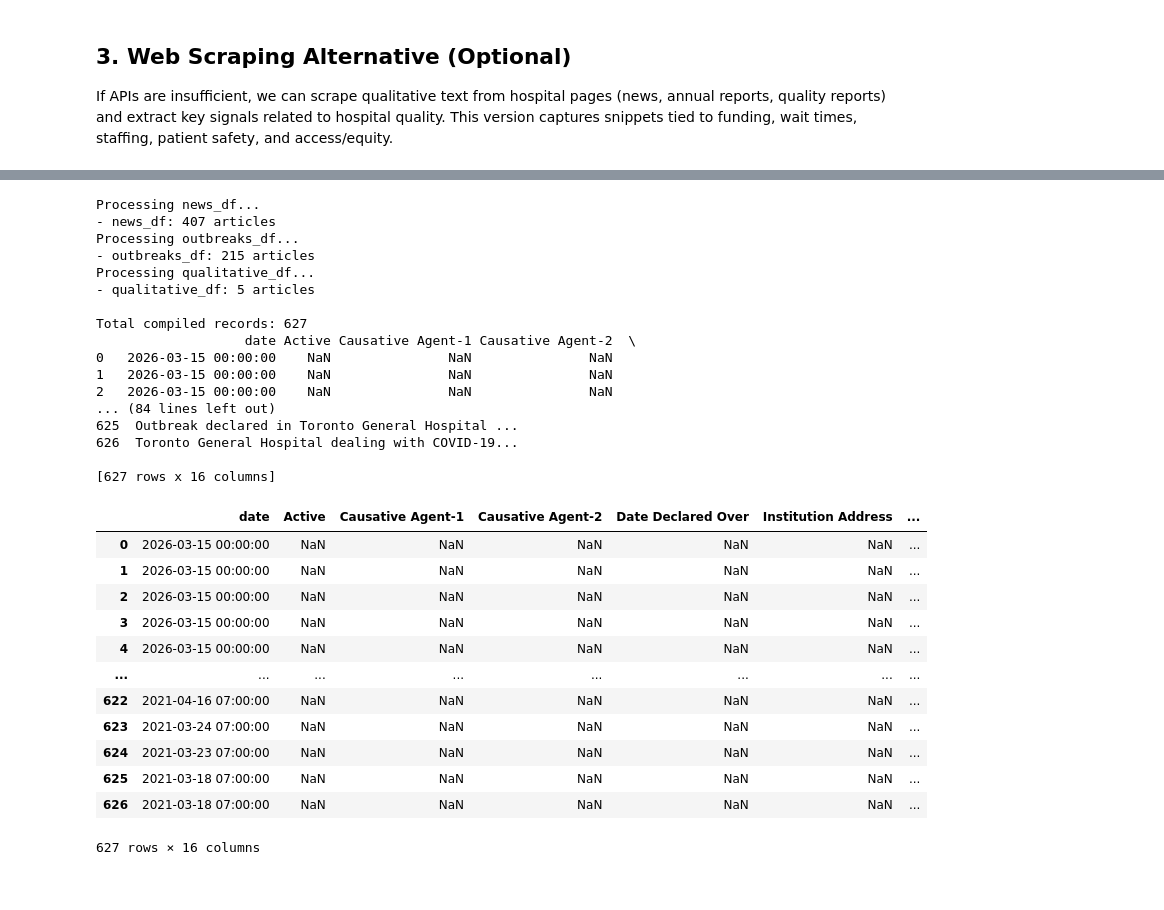
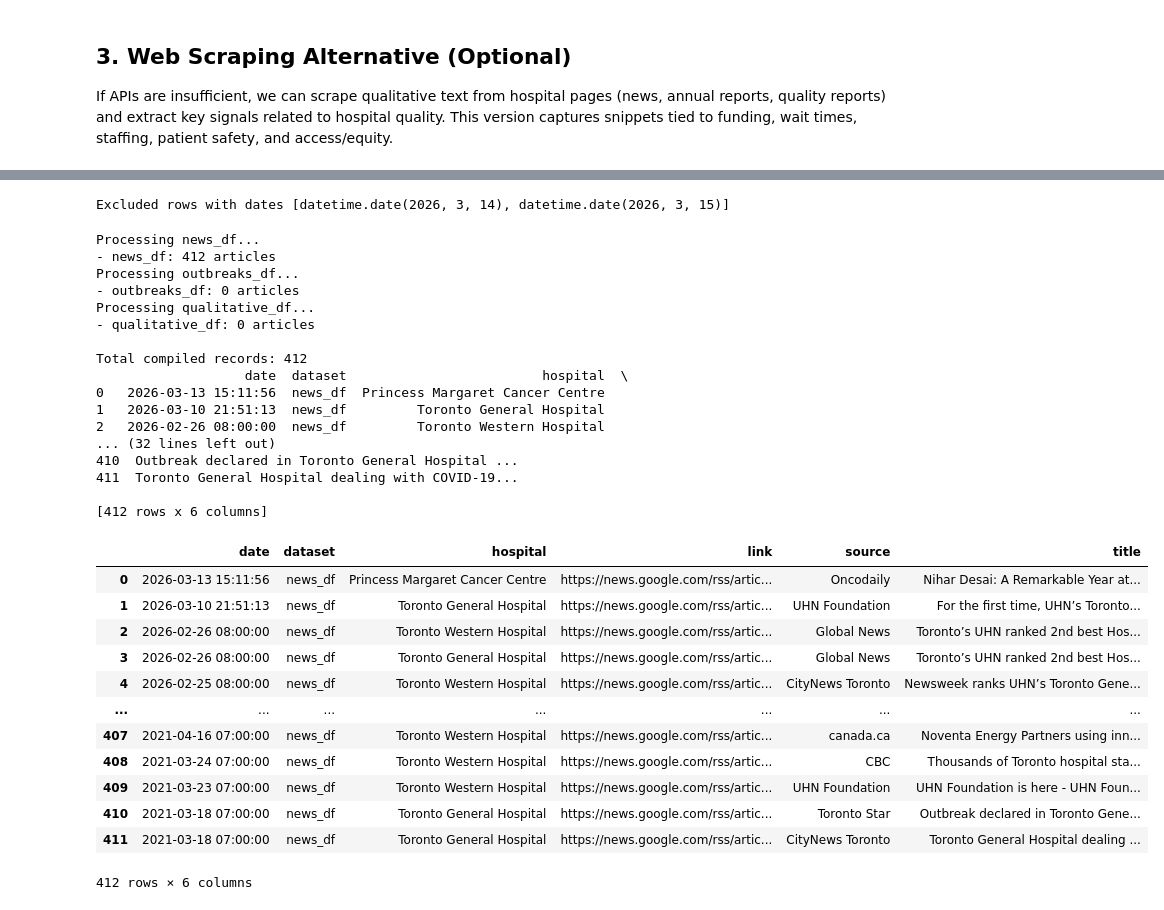
Before and after one commit to e-yang6/polymolt, a Jupyter notebook: backend/app/data/hospital_data.ipynb, the cells around one changed output, grey strips where cells are left out. Saved outputs shown, nothing was run; the diff lists cells and outputs as text; code cells hidden in the pictures.

Commit message:
Added hospital data scraping

```diff
--- a/backend/app/data/hospital_data.ipynb
+++ b/backend/app/data/hospital_data.ipynb
@@ -186,6 +186,9 @@ try:
             raw_df["date"] = pd.NaT
 
         outbreaks_df = _format_df(raw_df)
+        # Keep only outbreaks at downtown Toronto hospitals
+        if "Institution Name" in outbreaks_df.columns:
+            outbreaks_df = outbreaks_df[outbreaks_df["Institution Name"].isin(downtown_hospitals)].reset_index(drop=True)
 except Exception:
     outbreaks_df = pd.DataFrame(columns=["date"])
 
@@ -322,3 +318,23 @@ Failed to scrape https://sunnybrook.ca/content/?page=about-us-newsroom: 404 Clie
+# %%
+# Delete all rows with date 2026-03-14 or 2026-03-15
+from datetime import date
+
+exclude_dates = [date(2026, 3, 14), date(2026, 3, 15)]
+
+def drop_dates(df, date_col="date"):
+    if df is None or df.empty or date_col not in df.columns:
+        return df
+    ser = pd.to_datetime(df[date_col], errors="coerce")
+    mask = ser.dt.date.isin(exclude_dates)
+    return df.loc[~mask].reset_index(drop=True)
+
+news_df = drop_dates(news_df)
+outbreaks_df = drop_dates(outbreaks_df)
+qualitative_df = drop_dates(qualitative_df)
+
+print(f"Excluded rows with dates {exclude_dates}")
+# %% [output]
+Excluded rows with dates [datetime.date(2026, 3, 14), datetime.date(2026, 3, 15)]
 # %%
 # 4. Compile all dataframes and sort by date
 import pandas as pd
@@ -345,55 +361,58 @@ def _prepare_for_merge(df, name):
     # Remove scraping-indicator columns if present
     drop_cols = [c for c in merged_df.columns if c.lower() in {"keyword", "category"}]
     if drop_cols:
         merged_df = merged_df.drop(columns=drop_cols)
 
     merged_df["dataset"] = name
     print(f"- {name}: {len(merged_df)} articles")
     return merged_df
 
 frames = [
     _prepare_for_merge(news_df, "news_df"),
     _prepare_for_merge(outbreaks_df, "outbreaks_df"),
     _prepare_for_merge(qualitative_df, "qualitative_df"),
 ]
 
 compiled_df = pd.concat(frames, ignore_index=True, sort=False)
 compiled_df = compiled_df.sort_values(by="date", ascending=False).reset_index(drop=True)
 
 ordered_cols = ["date"] + sorted([c for c in compiled_df.columns if c != "date"])
 compiled_df = compiled_df[ordered_cols]
 
+# Drop dataset and link columns
+compiled_df = compiled_df.drop(columns=[c for c in ["dataset", "link"] if c in compiled_df.columns])
+
 print(f"\nTotal compiled records: {len(compiled_df)}")
 print(compiled_df)
 compiled_df
 # %% [output]
 Processing news_df...
-- news_df: 407 articles
+- news_df: 412 articles
 Processing outbreaks_df...
-- outbreaks_df: 215 articles
+- outbreaks_df: 0 articles
 Processing qualitative_df...
-- qualitative_df: 5 articles
+- qualitative_df: 0 articles
 
-Total compiled records: 627
-                   date Active Causative Agent-1 Causative Agent-2  \
-0   2026-03-15 00:00:00    NaN               NaN               NaN
-1   2026-03-15 00:00:00    NaN               NaN               NaN
-2   2026-03-15 00:00:00    NaN               NaN               NaN
-... (84 lines left out)
-625  Outbreak declared in Toronto General Hospital ...
-626  Toronto General Hospital dealing with COVID-19...
+Total compiled records: 412
+                   date  dataset                         hospital  \
+0   2026-03-13 15:11:56  news_df  Princess Margaret Cancer Centre
+1   2026-03-10 21:51:13  news_df         Toronto General Hospital
+2   2026-02-26 08:00:00  news_df         Toronto Western Hospital
+... (32 lines left out)
+410  Outbreak declared in Toronto General Hospital ...
+411  Toronto General Hospital dealing with COVID-19...
 
-[627 rows x 16 columns]
+[412 rows x 6 columns]
-|  | date | Active | Causative Agent-1 | Causative Agent-2 | Date Declared Over | Institution Address | ... |
-| 0 | 2026-03-15 00:00:00 | NaN | NaN | NaN | NaN | NaN | ... |
-| 1 | 2026-03-15 00:00:00 | NaN | NaN | NaN | NaN | NaN | ... |
-| 2 | 2026-03-15 00:00:00 | NaN | NaN | NaN | NaN | NaN | ... |
-| 3 | 2026-03-15 00:00:00 | NaN | NaN | NaN | NaN | NaN | ... |
-| 4 | 2026-03-15 00:00:00 | NaN | NaN | NaN | NaN | NaN | ... |
-| ... | ... | ... | ... | ... | ... | ... | ... |
-| 622 | 2021-04-16 07:00:00 | NaN | NaN | NaN | NaN | NaN | ... |
-| 623 | 2021-03-24 07:00:00 | NaN | NaN | NaN | NaN | NaN | ... |
-| 624 | 2021-03-23 07:00:00 | NaN | NaN | NaN | NaN | NaN | ... |
-| 625 | 2021-03-18 07:00:00 | NaN | NaN | NaN | NaN | NaN | ... |
-| 626 | 2021-03-18 07:00:00 | NaN | NaN | NaN | NaN | NaN | ... |
+|  | date | dataset | hospital | link | source | title |
+| 0 | 2026-03-13 15:11:56 | news_df | Princess Margaret Cancer Centre | https://news.google.com/rss/artic... | Oncodaily | Nihar Desai: A Remarkable Year at... |
+| 1 | 2026-03-10 21:51:13 | news_df | Toronto General Hospital | https://news.google.com/rss/artic... | UHN Foundation | For the first time, UHN’s Toronto... |
+| 2 | 2026-02-26 08:00:00 | news_df | Toronto Western Hospital | https://news.google.com/rss/artic... | Global News | Toronto’s UHN ranked 2nd best Hos... |
+| 3 | 2026-02-26 08:00:00 | news_df | Toronto General Hospital | https://news.google.com/rss/artic... | Global News | Toronto’s UHN ranked 2nd best Hos... |
+| 4 | 2026-02-25 08:00:00 | news_df | Toronto Western Hospital | https://news.google.com/rss/artic... | CityNews Toronto | Newsweek ranks UHN’s Toronto Gene... |
+| ... | ... | ... | ... | ... | ... | ... |
+| 407 | 2021-04-16 07:00:00 | news_df | Toronto Western Hospital | https://news.google.com/rss/artic... | canada.ca | Noventa Energy Partners using inn... |
+| 408 | 2021-03-24 07:00:00 | news_df | Toronto Western Hospital | https://news.google.com/rss/artic... | CBC | Thousands of Toronto hospital sta... |
+| 409 | 2021-03-23 07:00:00 | news_df | Toronto Western Hospital | https://news.google.com/rss/artic... | UHN Foundation | UHN Foundation is here - UHN Foun... |
+| 410 | 2021-03-18 07:00:00 | news_df | Toronto General Hospital | https://news.google.com/rss/artic... | Toronto Star | Outbreak declared in Toronto Gene... |
+| 411 | 2021-03-18 07:00:00 | news_df | Toronto General Hospital | https://news.google.com/rss/artic... | CityNews Toronto | Toronto General Hospital dealing ... |
-627 rows × 16 columns
+412 rows × 6 columns
```
Also changed, not shown: parts of 4 cells of this notebook, 1 other file.
